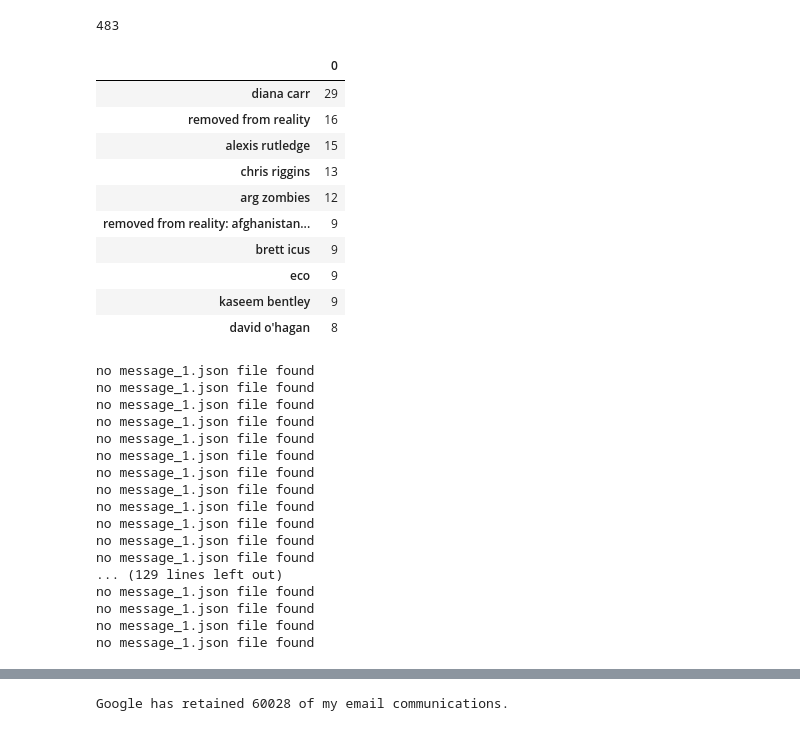
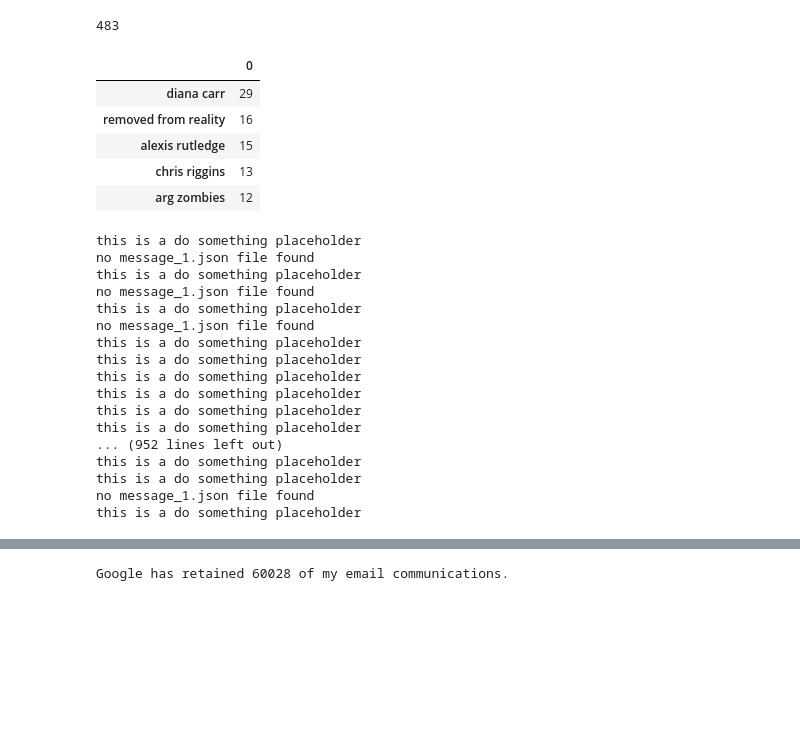
Before and after one commit to Tyler-Owen-Morris/capstone1, a Jupyter notebook: Facebook_EDA.ipynb, the cells around one changed output, grey strips where cells are left out. Saved outputs shown, nothing was run; the diff lists cells and outputs as text; code cells hidden in the pictures; blank space fills up the shorter version.

```diff
--- a/Facebook_EDA.ipynb
+++ b/Facebook_EDA.ipynb
@@ -204,19 +210,14 @@ print(len(searchCount_dict), "\n")
 # eco(9), removed from reality: afghanistan and back(9), kaseem bentley(9), neo(8), jackson mcbrayer(8)
 # %%
 word_df = pd.DataFrame(searchCount_dict, index=[0]).transpose().sort_values(by=0, ascending=False)
-word_df.head(10)
+word_df.head()
 # %% [output]
 |  | 0 |
 | diana carr | 29 |
 | removed from reality | 16 |
 | alexis rutledge | 15 |
 | chris riggins | 13 |
 | arg zombies | 12 |
-| removed from reality: afghanistan... | 9 |
-| brett icus | 9 |
-| eco | 9 |
-| kaseem bentley | 9 |
-| david o'hagan | 8 |
 # %%
 # Going after all of the messages in the inbox directory
 # %%
@@ -241,6 +242,13 @@ def find_message_json(directory):
             all_msgs_arr.append(d)
             print("found a message_2.json file")
     except IOError:
+        print("this is a do something placeholder")
+    try:
+        with open(os.getcwd()+'/message_3.json') as f:
+            d = json.load(f)
+            all_msgs_arr.append(d)
+            print("found a message_3.json file")
+    except IOError:
         pass
 
 # Get all the subdirectories of directory_to_check recursively and store them in a list:
@@ -252,23 +260,23 @@ for i in directories:
     os.chdir(i)         # Change working Directory
     find_message_json(i)      # Run your function
 # %% [output]
+this is a do something placeholder
 no message_1.json file found
+this is a do something placeholder
 no message_1.json file found
+this is a do something placeholder
 no message_1.json file found
+this is a do something placeholder
+this is a do something placeholder
+this is a do something placeholder
+this is a do something placeholder
+this is a do something placeholder
+this is a do something placeholder
+... (952 lines left out)
+this is a do something placeholder
+this is a do something placeholder
 no message_1.json file found
-no message_1.json file found
-no message_1.json file found
-no message_1.json file found
-no message_1.json file found
-no message_1.json file found
-no message_1.json file found
-no message_1.json file found
-no message_1.json file found
-... (129 lines left out)
-no message_1.json file found
-no message_1.json file found
-no message_1.json file found
-no message_1.json file found
+this is a do something placeholder
 # %%
 #print(directories)
 all_msgs_df = pd.io.json.json_normalize(all_msgs_arr)
```
Also changed, not shown: parts of 19 cells of this notebook, 2 other files.
